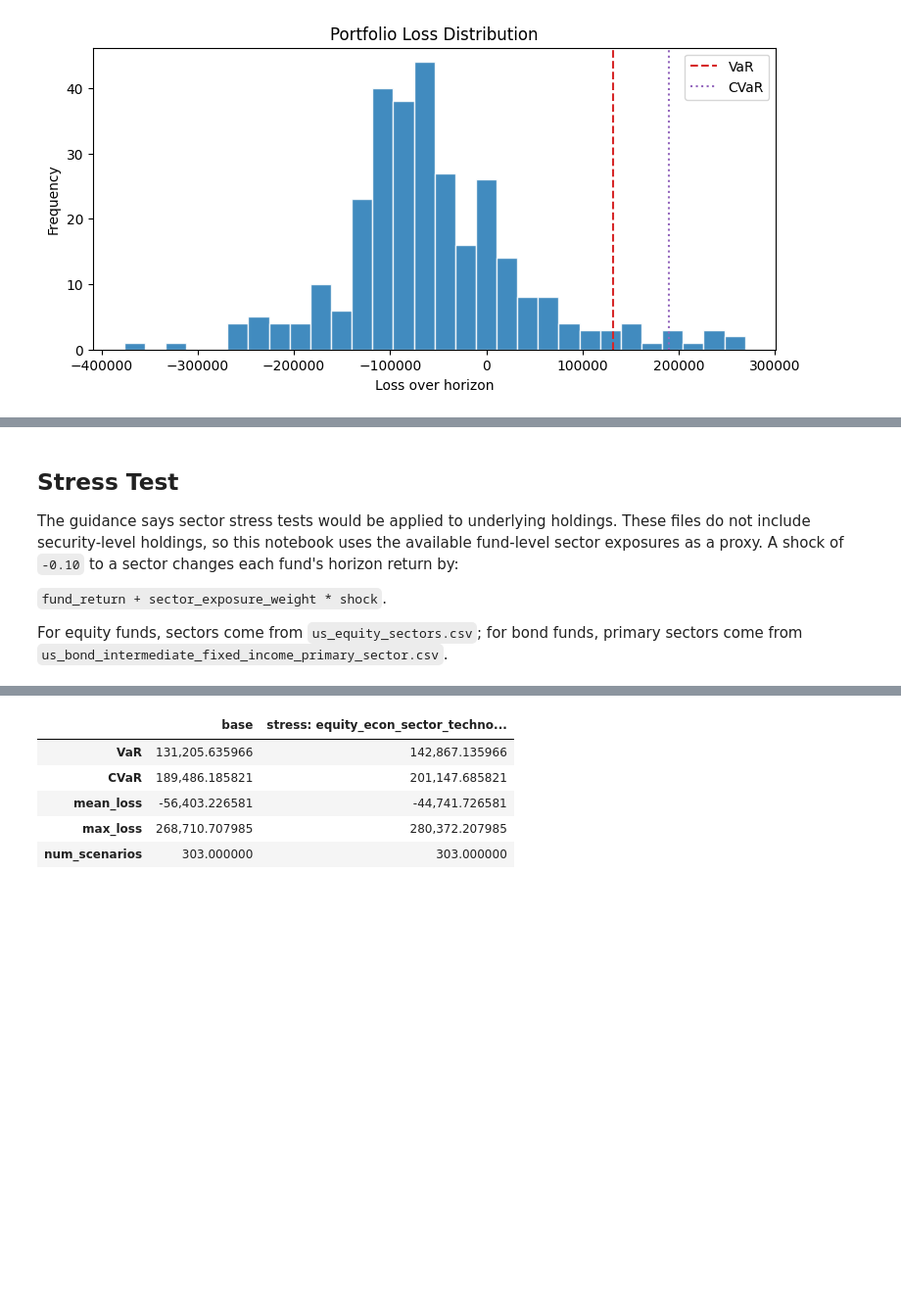
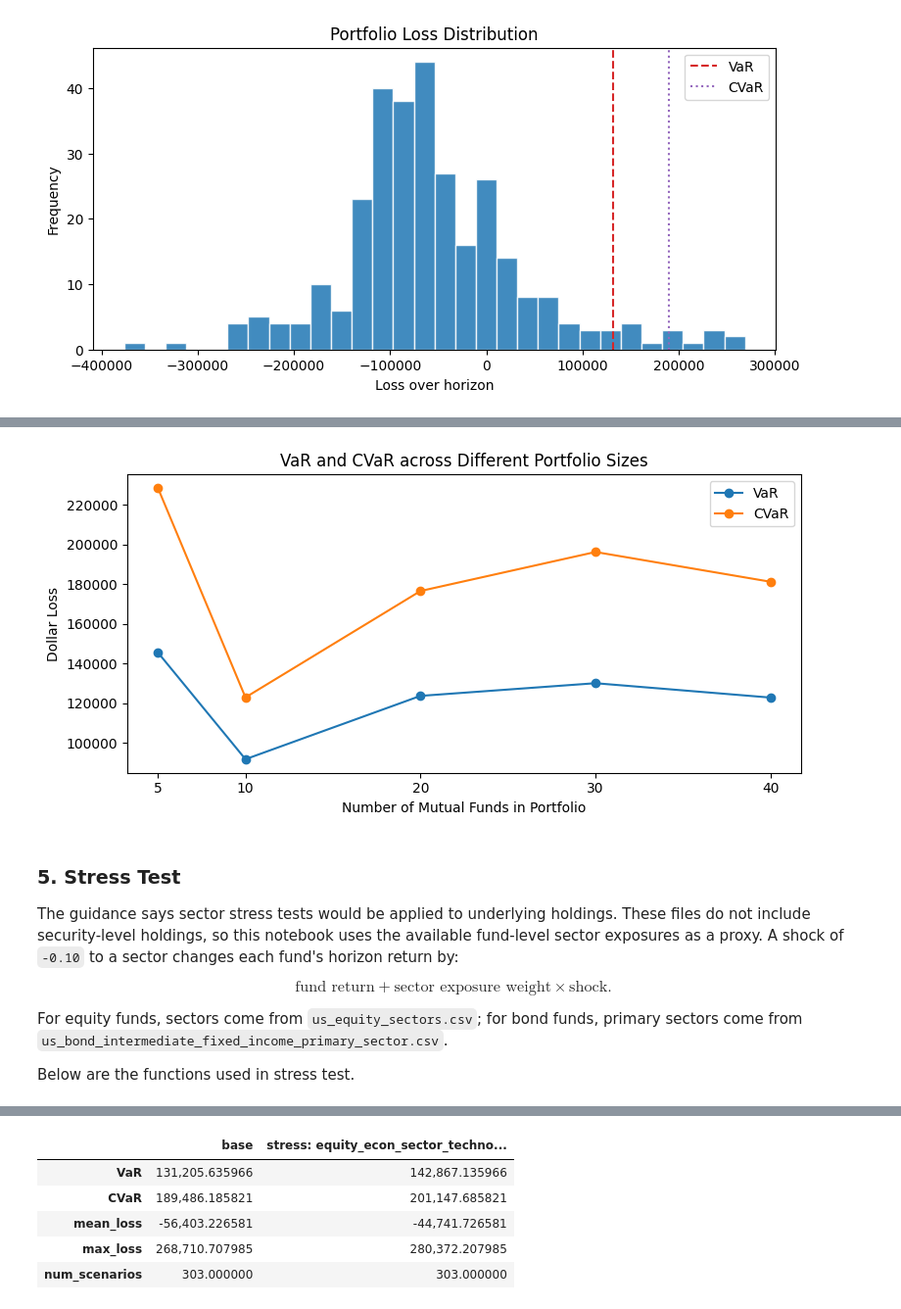
Before and after one commit to hss42soyo/TermProject, a Jupyter notebook: VaR_cVaR.ipynb, the cells around one changed output, grey strips where cells are left out. Shown at 98% size. Cells and saved outputs as stored; diff of their text form; code cells hidden in the pictures; blank space fills up the shorter version.

```diff
--- a/VaR_cVaR.ipynb
+++ b/VaR_cVaR.ipynb
@@ -300,11 +510,30 @@ plt.show()
+# %%
+ax = d_comparison[["VaR", "CVaR"]].plot(
+    kind="line",
+    marker="o",
+    figsize=(8, 4)
+)
+
+ax.set_title("VaR and CVaR across Different Portfolio Sizes")
+ax.set_xlabel("Number of Mutual Funds in Portfolio")
+ax.set_ylabel("Dollar Loss")
+
+plt.xticks(d_comparison.index)
+plt.tight_layout()
+plt.show()
+# %% [output]
+[figure, added]
 # %% [markdown]
-## Stress Test
+### 5. Stress Test
 
 The guidance says sector stress tests would be applied to underlying holdings. These files do
 not include security-level holdings, so this notebook uses the available fund-level sector
 exposures as a proxy. A shock of `-0.10` to a sector changes each fund's horizon return by:
 
-`fund_return + sector_exposure_weight * shock`.
+$$
+\text{fund return} + \text{sector exposure weight} \times \text{shock}.
+$$
 
-For equity funds, sectors come from `us_equity_sectors.csv`; for bond funds, primary sectors
-come from `us_bond_intermediate_fixed_income_primary_sector.csv`.
+For equity funds, sectors come from `us_equity_sectors.csv`; for bond funds, primary sectors come from `us_bond_intermediate_fixed_income_primary_sector.csv`.
+
+Below are the functions used in stress test.
```
Also changed, not shown: parts of 51 cells of this notebook.
